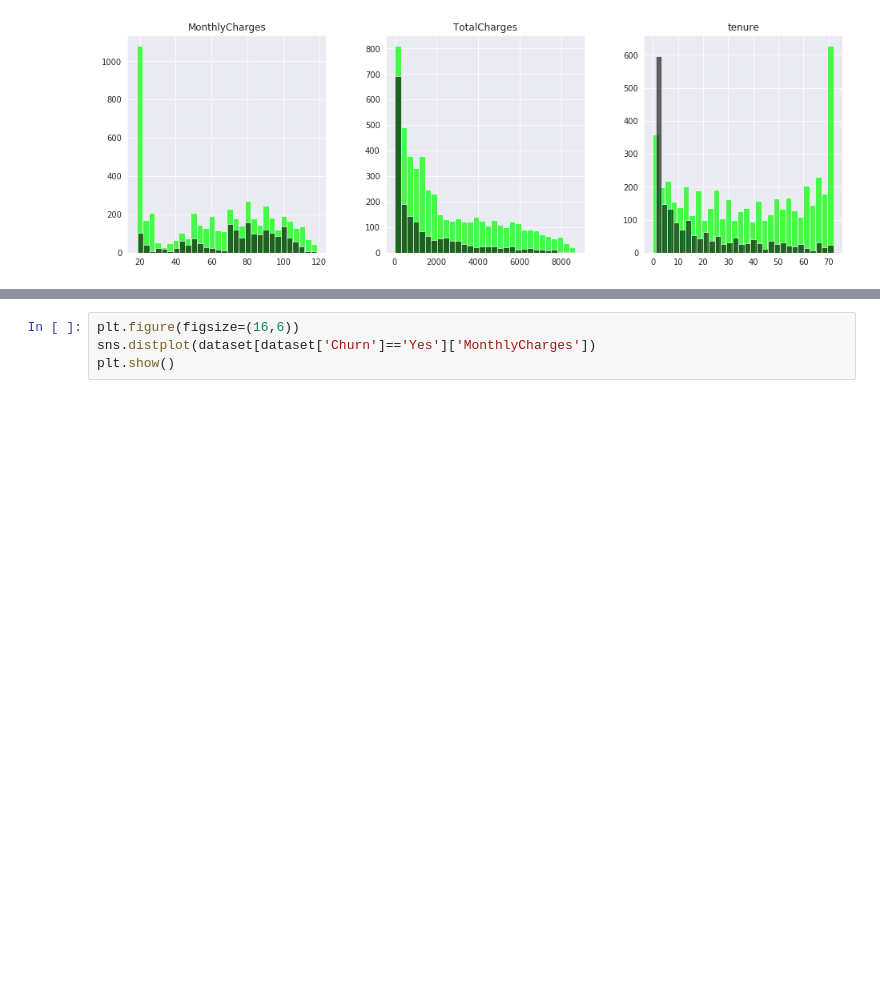
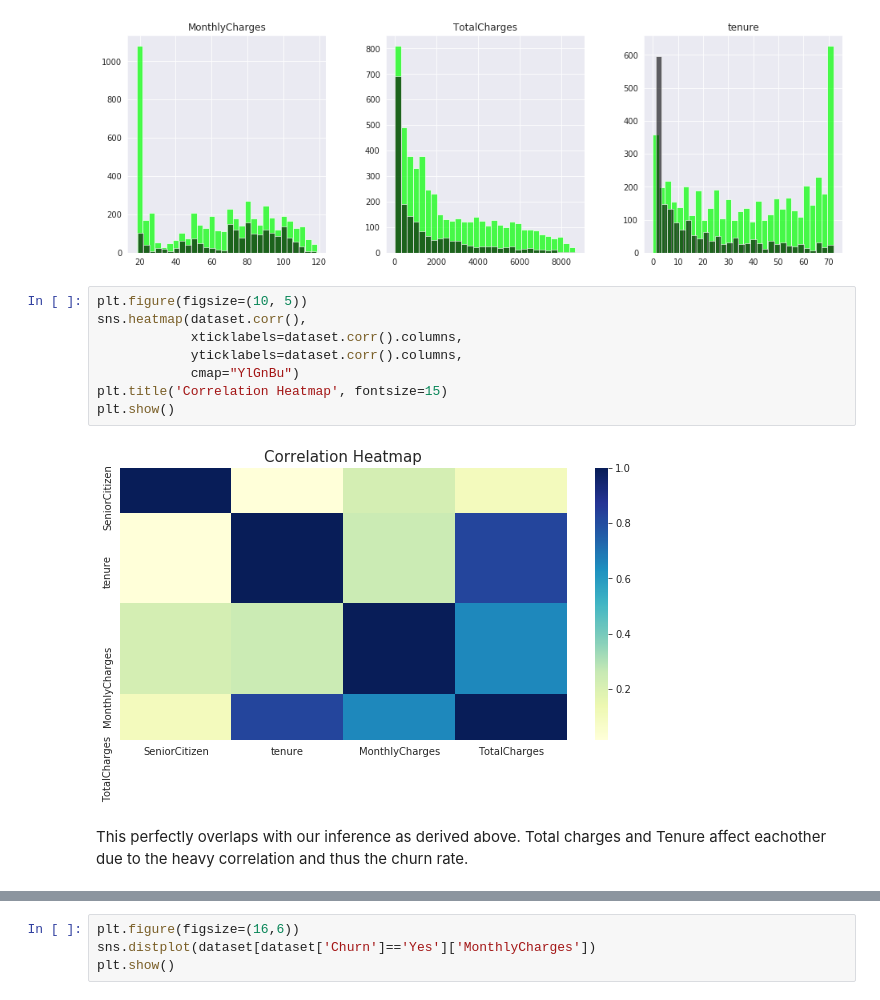
Before and after one commit to macencheez/eda-taskphase-shreesh, a Jupyter notebook: telco-customer-churn/analysis_nb.ipynb, the cells around one changed output, grey strips where cells are left out. Cells and saved outputs as stored; diff of their text form; blank space fills up the shorter version.

Commit message:
+corr

```diff
--- a/telco-customer-churn/analysis_nb.ipynb
+++ b/telco-customer-churn/analysis_nb.ipynb
@@ -239,6 +246,18 @@ dataset[dataset.Churn == "Yes"][num_feat].hist(bins=30, color="black", alpha=0.6
 plt.show()
 # %% [output]
 [figure]
+# %%
+plt.figure(figsize=(10, 5))
+sns.heatmap(dataset.corr(),
+            xticklabels=dataset.corr().columns,
+            yticklabels=dataset.corr().columns,
+            cmap="YlGnBu")
+plt.title('Correlation Heatmap', fontsize=15)
+plt.show()
+# %% [output]
+[figure, added]
+# %% [markdown]
+This perfectly overlaps with our inference as derived above. Total charges and Tenure affect eachother due to the heavy correlation and thus the churn rate.
 # %%
 plt.figure(figsize=(16,6))
 sns.stripplot(x="SeniorCitizen", y="tenure", data=dataset[dataset['Churn']=='Yes'],palette='Set2')
```
Also changed, not shown: parts of 7 cells of this notebook.
